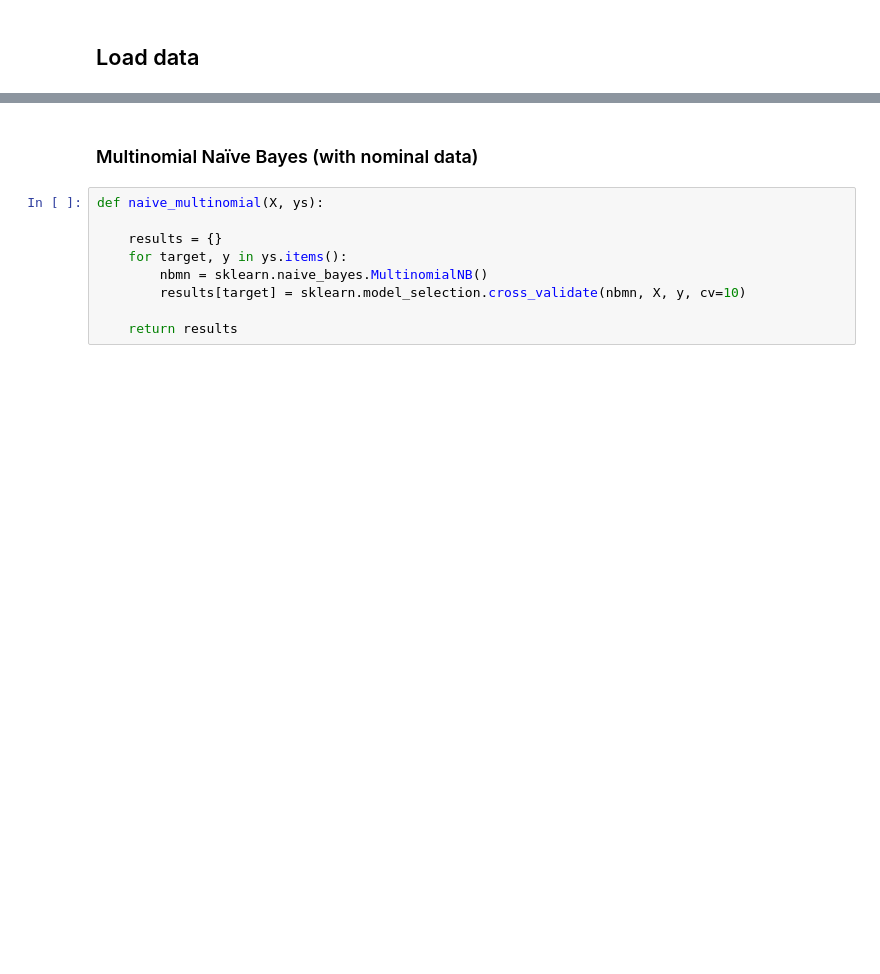
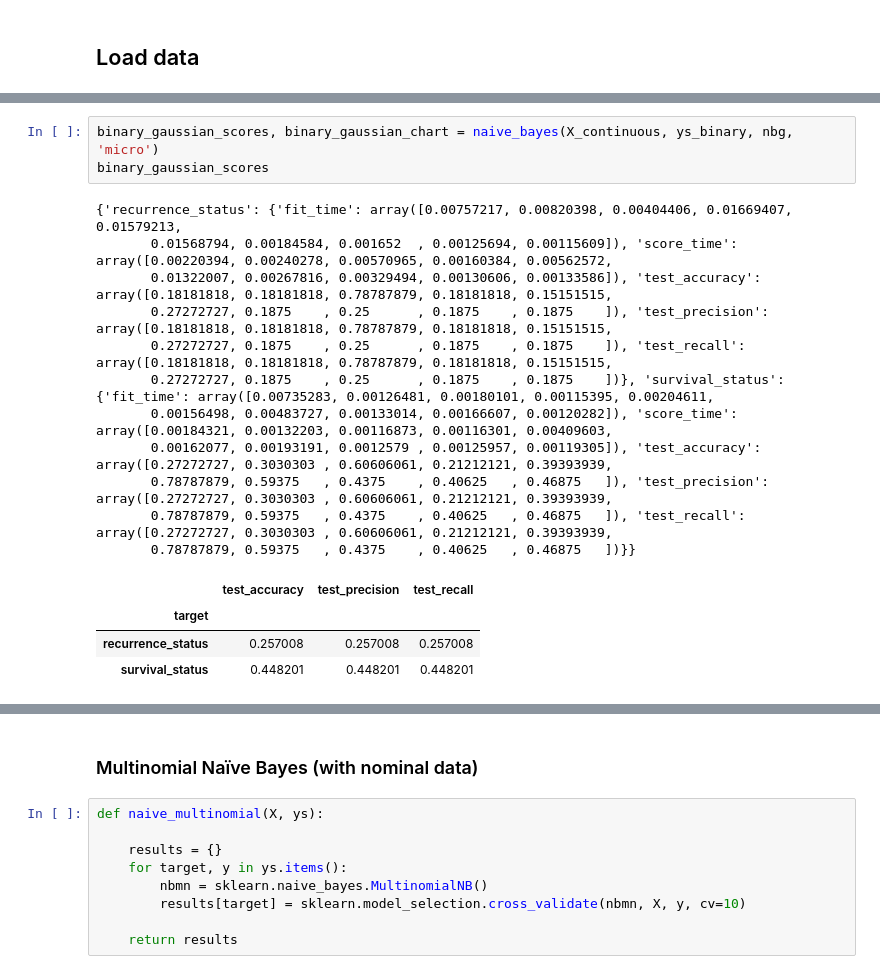
Before and after one commit to caleb-lindgren/deltaCorrML, a Jupyter notebook: naive_bayes.ipynb, the cells around one changed output, grey strips where cells are left out. Cells and saved outputs as stored; diff of their text form; blank space fills up the shorter version.

```diff
--- a/naive_bayes.ipynb
+++ b/naive_bayes.ipynb
@@ -99,0 +166,19 @@ print(gaussian_results)
+# %%
+binary_gaussian_scores, binary_gaussian_chart = naive_bayes(X_continuous, ys_binary, nbg, 'micro')
+binary_gaussian_scores
+# %% [output]
+{'recurrence_status': {'fit_time': array([0.00757217, 0.00820398, 0.00404406, 0.01669407, 0.01579213,
+       0.01568794, 0.00184584, 0.001652  , 0.00125694, 0.00115609]), 'score_time': array([0.00220394, 0.00240278, 0.00570965, 0.00160384, 0.00562572,
+       0.01322007, 0.00267816, 0.00329494, 0.00130606, 0.00133586]), 'test_accuracy': array([0.18181818, 0.18181818, 0.78787879, 0.18181818, 0.15151515,
+       0.27272727, 0.1875    , 0.25      , 0.1875    , 0.1875    ]), 'test_precision': array([0.18181818, 0.18181818, 0.78787879, 0.18181818, 0.15151515,
+       0.27272727, 0.1875    , 0.25      , 0.1875    , 0.1875    ]), 'test_recall': array([0.18181818, 0.18181818, 0.78787879, 0.18181818, 0.15151515,
+       0.27272727, 0.1875    , 0.25      , 0.1875    , 0.1875    ])}, 'survival_status': {'fit_time': array([0.00735283, 0.00126481, 0.00180101, 0.00115395, 0.00204611,
+       0.00156498, 0.00483727, 0.00133014, 0.00166607, 0.00120282]), 'score_time': array([0.00184321, 0.00132203, 0.00116873, 0.00116301, 0.00409603,
+       0.00162077, 0.00193191, 0.0012579 , 0.00125957, 0.00119305]), 'test_accuracy': array([0.27272727, 0.3030303 , 0.60606061, 0.21212121, 0.39393939,
+       0.78787879, 0.59375   , 0.4375    , 0.40625   , 0.46875   ]), 'test_precision': array([0.27272727, 0.3030303 , 0.60606061, 0.21212121, 0.39393939,
+       0.78787879, 0.59375   , 0.4375    , 0.40625   , 0.46875   ]), 'test_recall': array([0.27272727, 0.3030303 , 0.60606061, 0.21212121, 0.39393939,
+       0.78787879, 0.59375   , 0.4375    , 0.40625   , 0.46875   ])}}
+|  | test_accuracy | test_precision | test_recall |
+| target |  |  |  |
+| recurrence_status | 0.257008 | 0.257008 | 0.257008 |
+| survival_status | 0.448201 | 0.448201 | 0.448201 |
```
Also changed, not shown: parts of 20 cells of this notebook.
